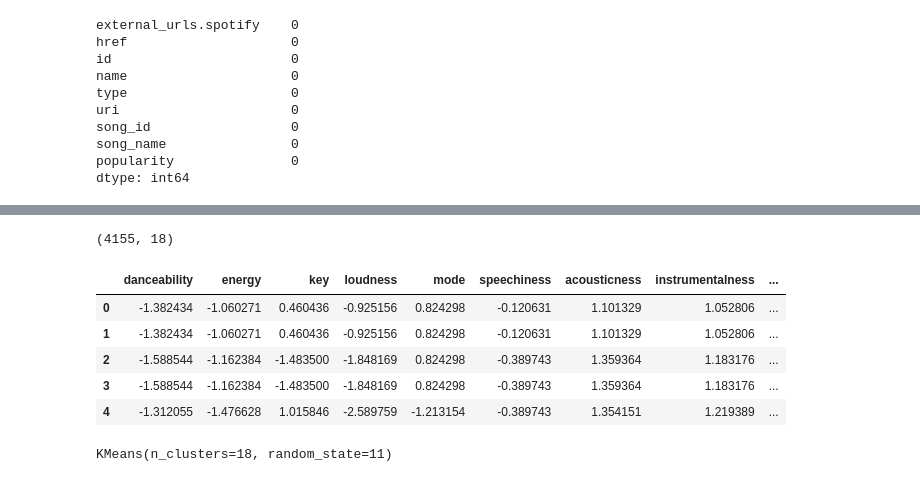
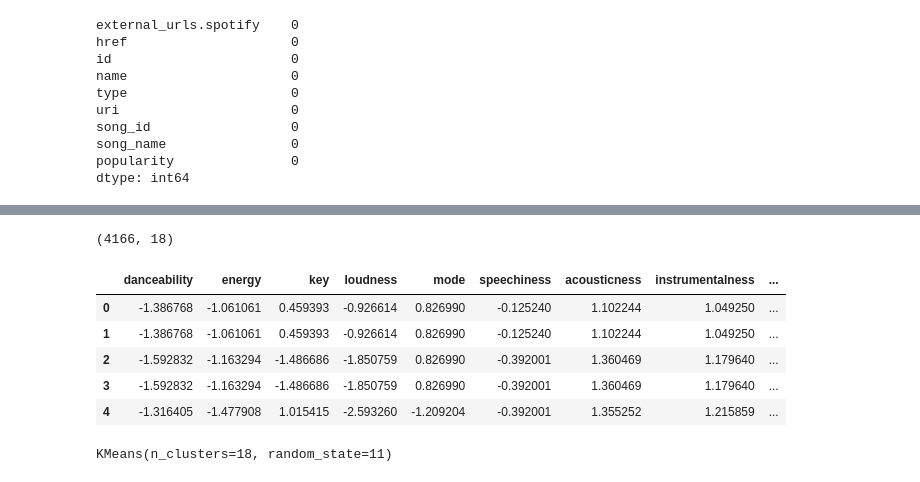
Before and after one commit to BenDueVar/lab-unsupervised-learning-intro, a Jupyter notebook: lab-unsupervised-learning-intro.ipynb, the cells around one changed output, grey strips where cells are left out. Drawn from its saved outputs; the diff is of its cells as text; code cells hidden in the pictures.

```diff
--- a/lab-unsupervised-learning-intro.ipynb
+++ b/lab-unsupervised-learning-intro.ipynb
@@ -110,22 +110,23 @@ features_df[features_df.isnull().any(axis=1)]
 # %%
 # Because I'm having to rows of the song with features dataframe that are giving me null values (including the id) I will try to remove the same index from the songs without features dataframe, before chunking the features.
-features_df.drop([2211,3104], inplace=True)
+features_df.dropna(how = 'all', inplace=True)
 features_df.shape
 # %% [output]
-(4155, 18)
+(4166, 18)
 # %%
 num_features_df = features_df[['danceability', 'energy', 'key', 'loudness', 'mode', 'speechiness','acousticness', 'instrumentalness', 'liveness', 'valence', 'tempo','duration_ms','time_signature']]
 # %%
 from sklearn.preprocessing import StandardScaler
-X_prep = StandardScaler().fit_transform(num_features_df)
+num_features_df_scaler = StandardScaler().fit(num_features_df)
+X_prep = num_features_df_scaler.transform(num_features_df)
 pd.DataFrame(X_prep,columns=num_features_df.columns).head()
 # %% [output]
 |  | danceability | energy | key | loudness | mode | speechiness | acousticness | instrumentalness | ... |
-| 0 | -1.382434 | -1.060271 | 0.460436 | -0.925156 | 0.824298 | -0.120631 | 1.101329 | 1.052806 | ... |
-| 1 | -1.382434 | -1.060271 | 0.460436 | -0.925156 | 0.824298 | -0.120631 | 1.101329 | 1.052806 | ... |
-| 2 | -1.588544 | -1.162384 | -1.483500 | -1.848169 | 0.824298 | -0.389743 | 1.359364 | 1.183176 | ... |
-| 3 | -1.588544 | -1.162384 | -1.483500 | -1.848169 | 0.824298 | -0.389743 | 1.359364 | 1.183176 | ... |
-| 4 | -1.312055 | -1.476628 | 1.015846 | -2.589759 | -1.213154 | -0.389743 | 1.354151 | 1.219389 | ... |
+| 0 | -1.386768 | -1.061061 | 0.459393 | -0.926614 | 0.826990 | -0.125240 | 1.102244 | 1.049250 | ... |
+| 1 | -1.386768 | -1.061061 | 0.459393 | -0.926614 | 0.826990 | -0.125240 | 1.102244 | 1.049250 | ... |
+| 2 | -1.592832 | -1.163294 | -1.486686 | -1.850759 | 0.826990 | -0.392001 | 1.360469 | 1.179640 | ... |
+| 3 | -1.592832 | -1.163294 | -1.486686 | -1.850759 | 0.826990 | -0.392001 | 1.360469 | 1.179640 | ... |
+| 4 | -1.316405 | -1.477908 | 1.015415 | -2.593260 | -1.209204 | -0.392001 | 1.355252 | 1.215859 | ... |
 # %%
 from sklearn.cluster import KMeans
 
```
Also changed, not shown: parts of 16 cells of this notebook, 1 other file.
